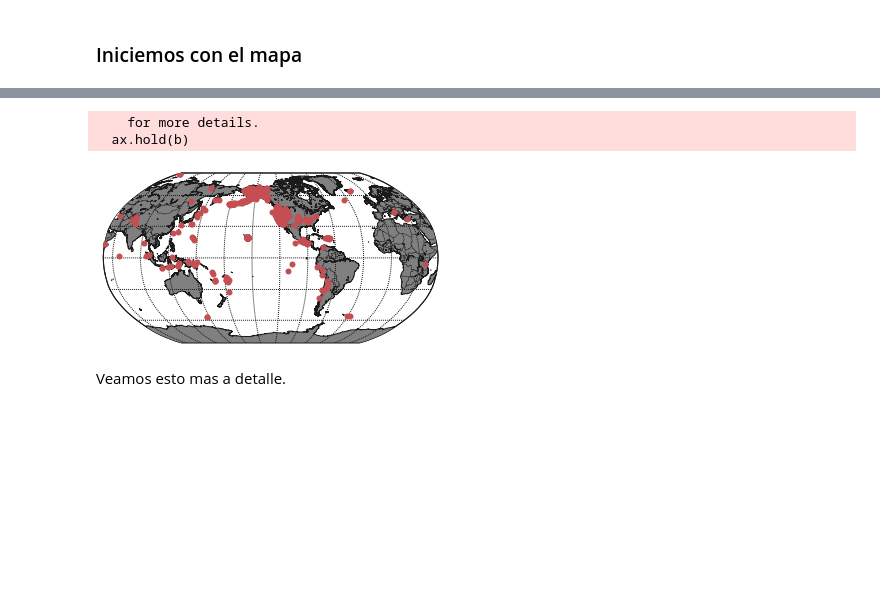
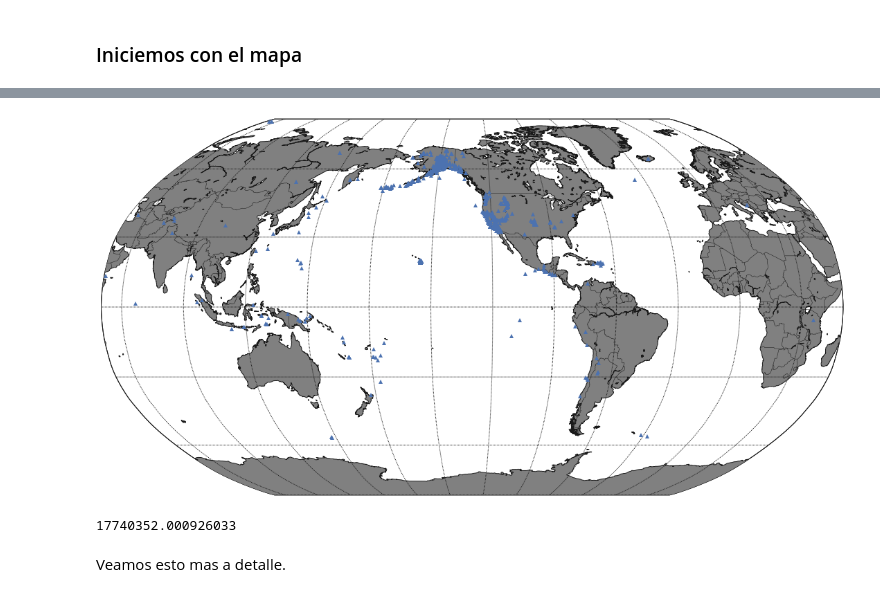
Before and after one commit to tian2992/notebooks_dateros, a Jupyter notebook: 04-basemap/04-mapas.ipynb, the cells around one changed output, grey strips where cells are left out. Cells and saved outputs as stored; diff of their text form; code cells hidden in the pictures; blank space fills up the shorter version.

```diff
--- a/04-basemap/04-mapas.ipynb
+++ b/04-basemap/04-mapas.ipynb
@@ -84,5 +96,5 @@ quakes.head()
 # %%
-
+figu, ax = plt.subplots(figsize=(20,10))
 eq_map = Basemap(projection='robin', resolution = 'l', area_thresh = 1000.0,
               lat_0=0, lon_0=-130)
 eq_map.drawcoastlines()
@@ -92,8 +104,9 @@ eq_map.drawmapboundary()
 eq_map.drawmeridians(np.arange(0, 360, 30))
 eq_map.drawparallels(np.arange(-90, 90, 30))
 
+## Coordenadas a posiciones
 x,y = eq_map(lons, lats)
-eq_map.plot(x, y, 'ro', markersize=6)
+eq_map.plot(x, y, '^', markersize=6)
 
 plt.show()
 # %% [output]
@@ -101,6 +115,8 @@ warning: width and height keywords ignored for Robinson projection
-    for more details.
-  ax.hold(b)
-[figure, old version]
+[figure, new version]
+# %%
+x[0]
+# %% [output]
+17740352.000926033
 # %% [markdown]
 Veamos esto mas a detalle.
 # %%
```
Also changed, not shown: parts of 10 cells of this notebook.
